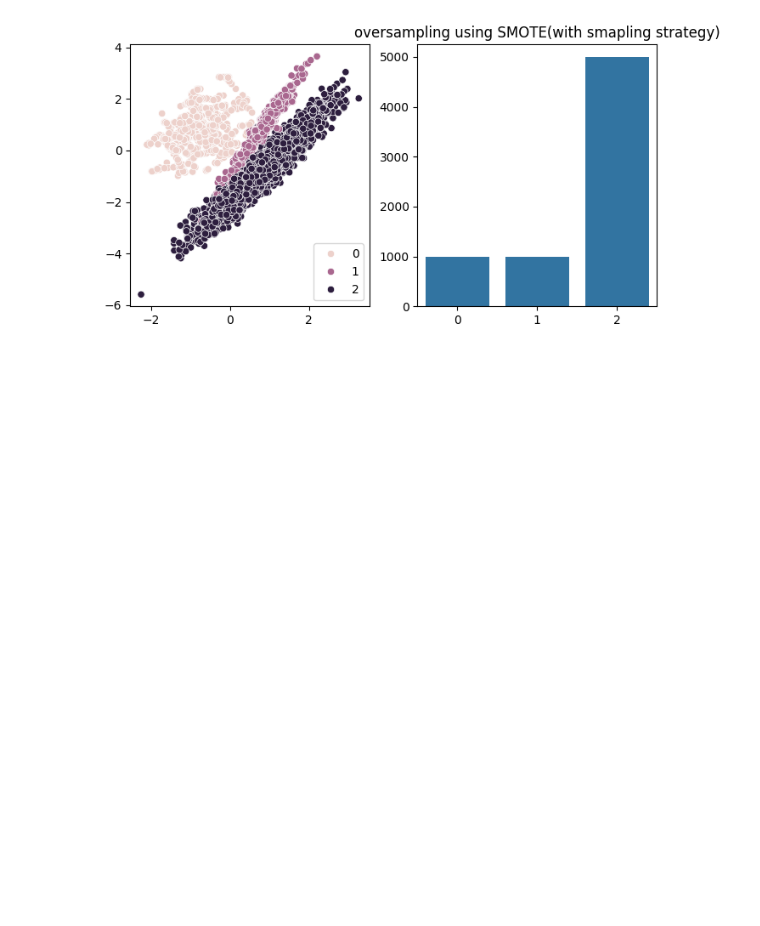
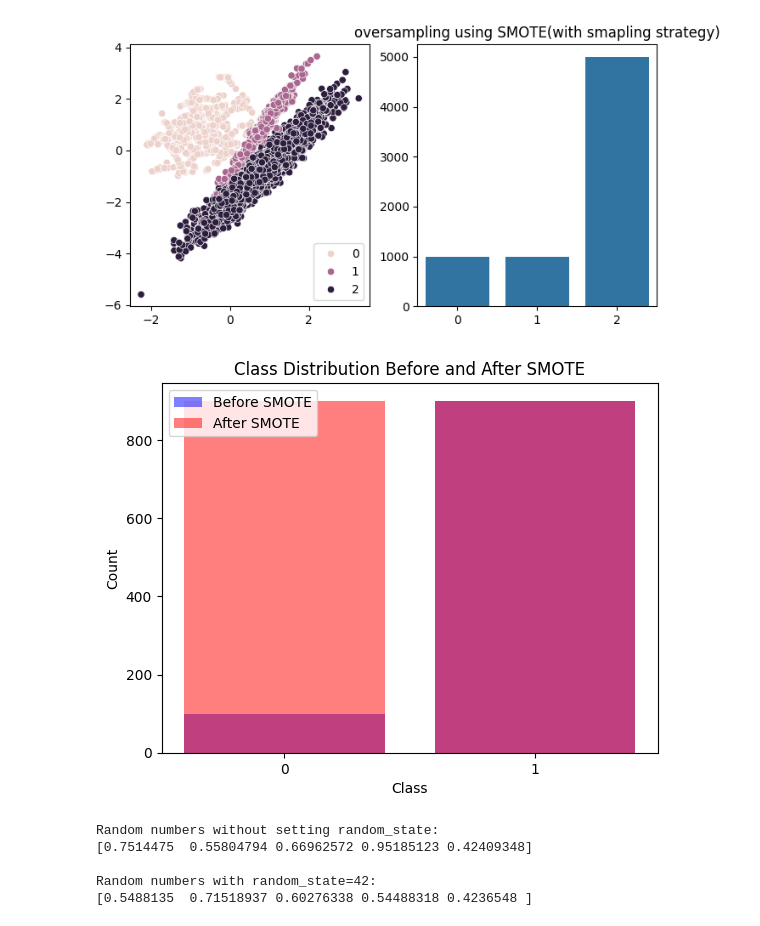
Before and after one commit to anturex2016/Acodes2021, a Jupyter notebook: Using_SMOTE.ipynb, the cells around one changed output. Drawn from its saved outputs; the diff is of its cells as text; code cells hidden in the pictures; blank space fills up the shorter version.

```diff
--- a/Using_SMOTE.ipynb
+++ b/Using_SMOTE.ipynb
@@ -64,3 +68,58 @@ plt.title("oversampling using SMOTE(with smapling strategy)")
 plt.show()
 # %% [output]
 [figure]
+# %%
+import numpy as np
+import matplotlib.pyplot as plt
+from sklearn.datasets import make_classification
+from imblearn.over_sampling import SMOTE
+
+# Generate synthetic imbalanced dataset
+X, y = make_classification(n_classes=2, class_sep=2,
+                           weights=[0.1, 0.9], n_informative=3, n_redundant=1,
+                           flip_y=0, n_features=20, n_clusters_per_class=1,
+                           n_samples=1000, random_state=42)
+
+# Count class distribution before SMOTE
+unique, counts = np.unique(y, return_counts=True)
+class_distribution_before = dict(zip(unique, counts))
+
+# Apply SMOTE
+smote = SMOTE(random_state=42)
+X_resampled, y_resampled = smote.fit_resample(X, y)
+
+# Count class distribution after SMOTE
+unique_resampled, counts_resampled = np.unique(y_resampled, return_counts=True)
+class_distribution_after = dict(zip(unique_resampled, counts_resampled))
+
+# Plot bar plot
+plt.bar(class_distribution_before.keys(), class_distribution_before.values(), color='blue', alpha=0.5, label='Before SMOTE')
+plt.bar(class_distribution_after.keys(), class_distribution_after.values(), color='red', alpha=0.5, label='After SMOTE')
+plt.xlabel('Class')
+plt.ylabel('Count')
+plt.title('Class Distribution Before and After SMOTE')
+plt.xticks(list(class_distribution_before.keys()))
+plt.legend()
+plt.show()
+# %% [output]
+[figure, added]
+# %%
+import numpy as np
+
+# Generate 5 random numbers without setting random_state
+random_numbers_1 = np.random.rand(5)
+
+# Generate 5 random numbers with random_state=42
+random_numbers_2 = np.random.RandomState(seed=0).rand(5)
+
+print("Random numbers without setting random_state:")
+print(random_numbers_1)
+
+print("\nRandom numbers with random_state=42:")
+print(random_numbers_2)
+# %% [output]
+Random numbers without setting random_state:
+[0.7514475  0.55804794 0.66962572 0.95185123 0.42409348]
+
+Random numbers with random_state=42:
+[0.5488135  0.71518937 0.60276338 0.54488318 0.4236548 ]
```
Also changed, not shown: parts of 4 cells of this notebook.
